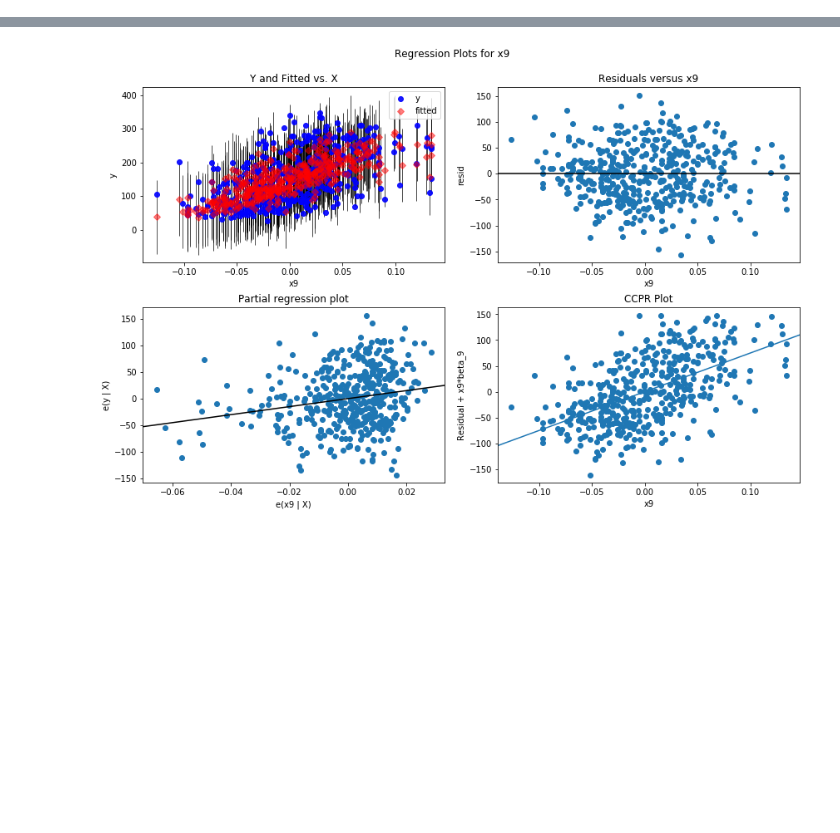
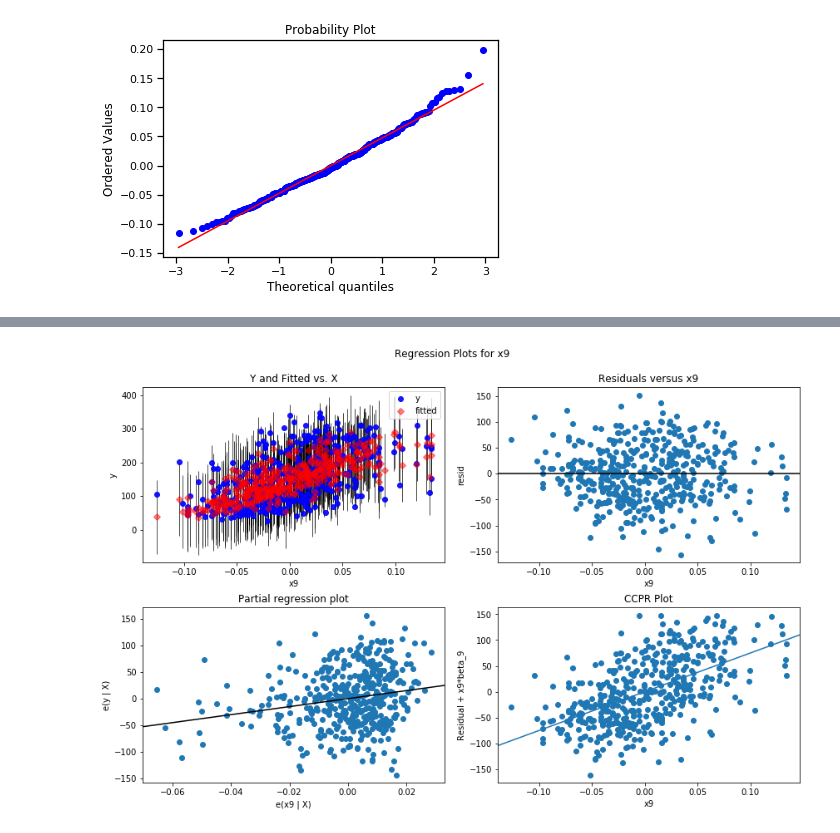
Before and after one commit to nandinijampala/SelfStudyNotes, a Jupyter notebook: Linear_Regression/Linear_regression.ipynb, the cells around one changed output, grey strips where cells are left out. Cells and saved outputs as stored; diff of their text form; code cells hidden in the pictures; blank space fills up the shorter version.

```diff
--- a/Linear_Regression/Linear_regression.ipynb
+++ b/Linear_Regression/Linear_regression.ipynb
@@ -67,0 +78,4 @@ array([[ 1.        ,  0.03807591,  0.05068012, ..., -0.00259226,
+# %%
+res = stats.probplot(d1['6'], plot=plt)
+# %% [output]
+[figure, added]
```
Also changed, not shown: parts of 54 cells of this notebook, 10 other files.
